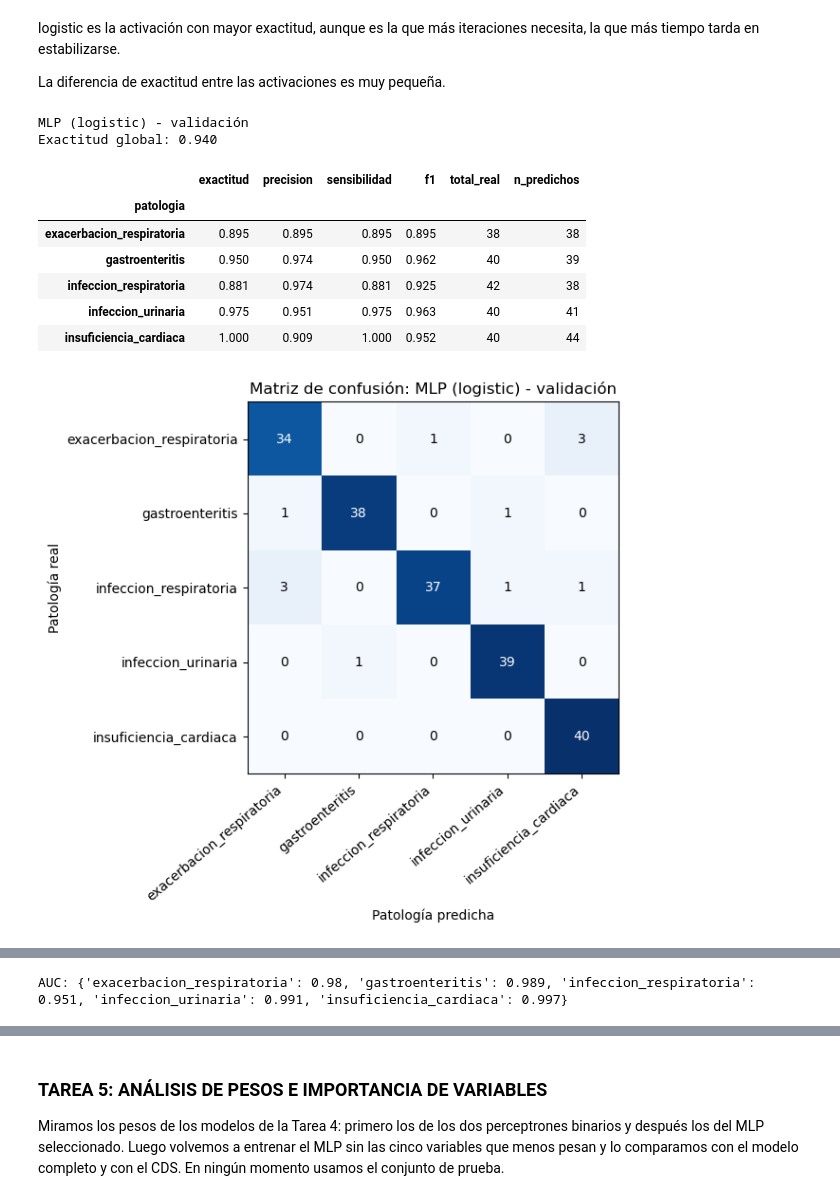
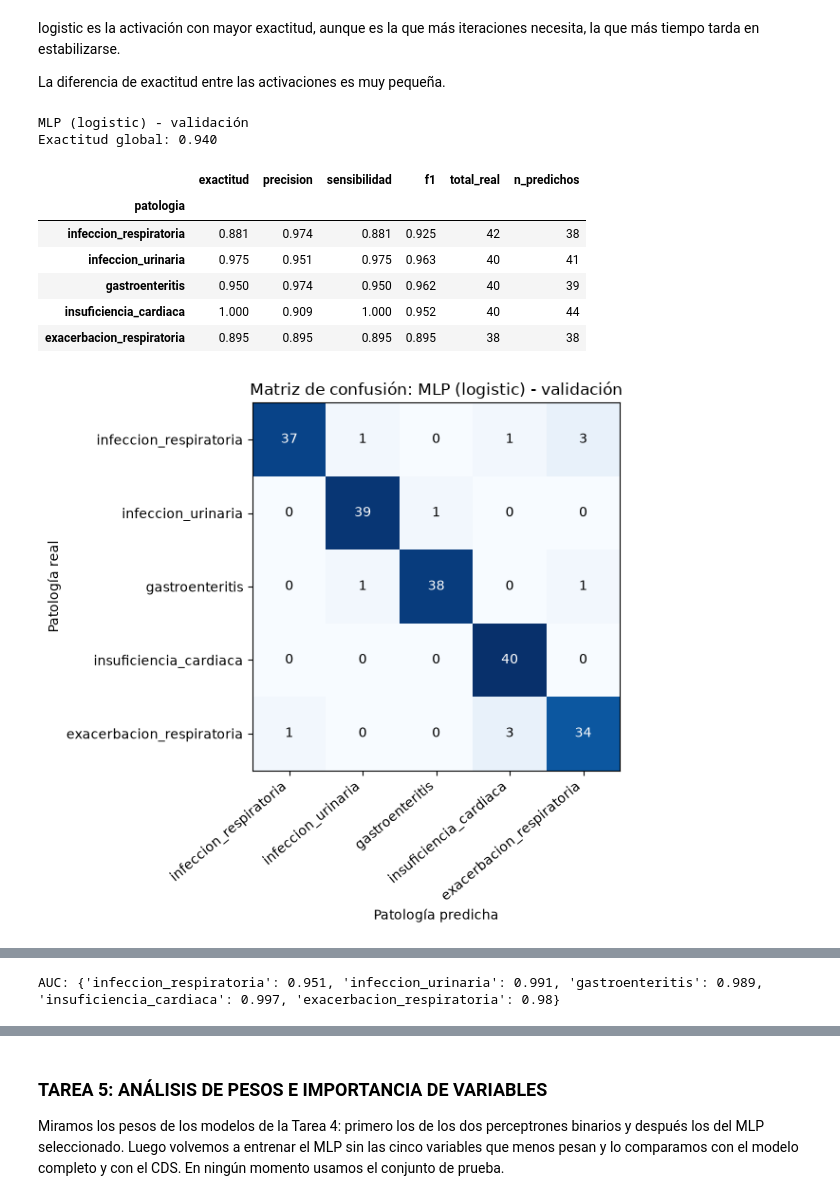
Before and after one commit to angelaNavarro11/sist-apoyo-decision-clinica, a Jupyter notebook: notebooks/Practica3-Resultados.ipynb, the cells around one changed output, grey strips where cells are left out. Saved outputs shown, nothing was run; the diff lists cells and outputs as text; code cells hidden in the pictures.

Commit message:
cambios y analisis MLP 5 patologias (#9)

```diff
--- a/notebooks/Practica3-Resultados.ipynb
+++ b/notebooks/Practica3-Resultados.ipynb
@@ -683,9 +685,9 @@ for activacion in ["relu", "tanh", "logistic"]: #hacemos un bucle para no repeti
 
     # reordenamos la estimación de la probabilidad segun ORDEN (definido anteriormente)
     probabilidad = pd.DataFrame(modelo.predict_proba(X_validacion),
-                        columns=modelo.classes_)[ORDEN].values
+                        columns=modelo.classes_)[PATOLOGIAS].values
 
-    matriz_conf = matriz_confusion(y_validacion, prediccion, ORDEN)
+    matriz_conf = matriz_confusion(y_validacion, prediccion, PATOLOGIAS)
 
     filas.append({"activacion": activacion,
                 "iteraciones": mlp.n_iter_,
@@ -711,22 +713,22 @@ La diferencia de exactitud entre las activaciones es muy pequeña.
 # %%
 #Evaluamos con las métricas del apartado 4 las 5 patologías, aplicando la mejor activación.
 
 mejor_activacion = "logistic"                        #elegimos la activación con mayor exactitud
 mejor_modelo = modelos[mejor_activacion]
 
 probabilidad_valida = pd.DataFrame(mejor_modelo.predict_proba(X_validacion),
-                        columns=mejor_modelo.classes_)[ORDEN].values   # columnas en el orden de ORDEN
+                        columns=mejor_modelo.classes_)[PATOLOGIAS].values   # columnas en el orden de PATOLOGIAS
 
-resultado_mlp = evaluar(y_validacion, mejor_modelo.predict(X_validacion), ORDEN,
+resultado_mlp = evaluar(y_validacion, mejor_modelo.predict(X_validacion), PATOLOGIAS,
                 f"MLP ({mejor_activacion})", "validación", scores=probabilidad_valida)
 # %% [output]
 MLP (logistic) - validación
 Exactitud global: 0.940
 |  | exactitud | precision | sensibilidad | f1 | total_real | n_predichos |
 | patologia |  |  |  |  |  |  |
-| exacerbacion_respiratoria | 0.895 | 0.895 | 0.895 | 0.895 | 38 | 38 |
-| gastroenteritis | 0.950 | 0.974 | 0.950 | 0.962 | 40 | 39 |
 | infeccion_respiratoria | 0.881 | 0.974 | 0.881 | 0.925 | 42 | 38 |
 | infeccion_urinaria | 0.975 | 0.951 | 0.975 | 0.963 | 40 | 41 |
+| gastroenteritis | 0.950 | 0.974 | 0.950 | 0.962 | 40 | 39 |
 | insuficiencia_cardiaca | 1.000 | 0.909 | 1.000 | 0.952 | 40 | 44 |
+| exacerbacion_respiratoria | 0.895 | 0.895 | 0.895 | 0.895 | 38 | 38 |
-[figure, old version]
+[figure, new version]
@@ -734 +736 @@ Exactitud global: 0.940
-AUC: {'exacerbacion_respiratoria': 0.98, 'gastroenteritis': 0.989, 'infeccion_respiratoria': 0.951, 'infeccion_urinaria': 0.991, 'insuficiencia_cardiaca': 0.997}
+AUC: {'infeccion_respiratoria': 0.951, 'infeccion_urinaria': 0.991, 'gastroenteritis': 0.989, 'insuficiencia_cardiaca': 0.997, 'exacerbacion_respiratoria': 0.98}
```
Also changed, not shown: parts of 15 cells of this notebook.
